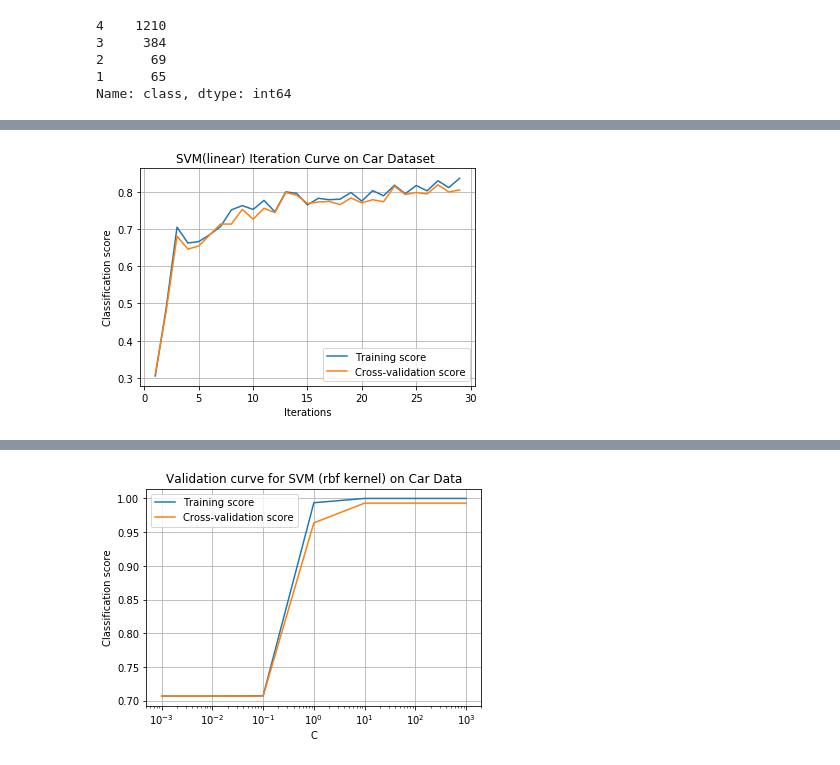
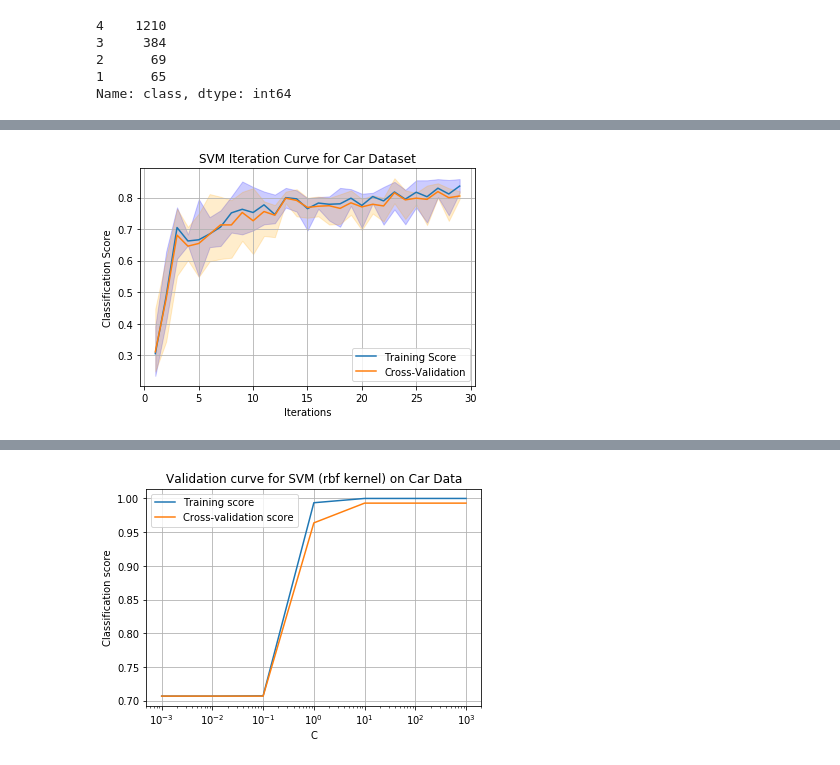
Before and after one commit to harshsikka/CS-7641-Spring2020, a Jupyter notebook: project_1/carSVM.ipynb, the cells around one changed output, grey strips where cells are left out. Cells and saved outputs as stored; diff of their text form; code cells hidden in the pictures.

```diff
--- a/project_1/carSVM.ipynb
+++ b/project_1/carSVM.ipynb
@@ -71,12 +66,3 @@ sc=StandardScaler()
 sc.fit(X_train)
 X_train_std=sc.transform(X_train)
 X_test_std=sc.transform(X_test)
-# %%
-from sklearn import svm
-from sklearn.svm import SVC
-svm_linear = svm.SVC(kernel='linear')
-svm_linear.fit(X_train_std,Y_train)
-svm_linear.score(X_train_std, Y_train)
-s_pred=svm_linear.predict(X_test_std)
-print('Misclassified samples using SVM are: %d' %(Y_test!=s_pred).sum())
-print('Classification Accuracy of SVM is %.2f ' %accuracy_score(Y_test,s_pred))
@@ -86,32 +69,73 @@ Classification Accuracy of SVM is 0.93
+# %%
+from sklearn import svm
+from sklearn.svm import SVC
+svm_l = svm.SVC(kernel='linear')
 # %%
 
-C_range = np.logspace(-3, 3, 7)
-train_scores, test_scores = validation_curve(svm_linear, X_train_std, Y_train, param_name="C", param_range=C_range, cv=5, n_jobs=-1)
+# C_range = np.logspace(-3, 3, 7)
+# train_scores, test_scores = validation_curve(svm_linear, X_train_std, Y_train, param_name="C", param_range=C_range, cv=5, n_jobs=-1)
+
+# plt.figure()
+# plt.semilogx(C_range, np.mean(train_scores, axis=1), label='Training score')
+# plt.semilogx(C_range, np.mean(test_scores, axis=1), label='Cross-validation score')
+# plt.title('Validation curve for SVM (linear kernel) on Car Data')
+# plt.xlabel('C')
+# plt.ylabel("Classification score")
+# plt.legend(loc="best")
+# plt.grid()
+# #plt.savefig(fig_path + 'dt_validation_curve_1.png')
+# plt.show()
+
 
 plt.figure()
-plt.semilogx(C_range, np.mean(train_scores, axis=1), label='Training score')
-plt.semilogx(C_range, np.mean(test_scores, axis=1), label='Cross-validation score')
-plt.title('Validation curve for SVM (linear kernel) on Car Data')
-plt.xlabel('C')
-plt.ylabel("Classification score")
-plt.legend(loc="best")
+train_scores, test_scores = validation_curve(svm_l, X_train_std, Y_train, param_name="C", param_range=np.logspace(-3, 3, 7), cv=5,
+                                            n_jobs=4)
+avg_train_score, avg_test_score = np.mean(train_scores, axis=1), np.mean(test_scores, axis=1)
+plt.figure()
+
+plt.semilogx(np.logspace(-3, 3, 7), avg_train_score, label='Training Score')
+plt.semilogx(np.logspace(-3, 3, 7), avg_test_score, label='Cross-Validation')
+
+plt.fill_between(np.logspace(-3, 3, 7), np.min(train_scores,axis=1), np.max(train_scores,axis=1),facecolor="blue", color='blue', alpha=0.2)
+plt.fill_between(np.logspace(-3, 3, 7), np.min(test_scores,axis=1), np.max(test_scores,axis=1),facecolor="orange", color='orange', alpha=0.2)
+plt.title('SVM Validation Curve for Car Dataset')
+plt.xlabel('C Parameter')
+plt.ylabel("Classification Score")
+plt.legend()
 plt.grid()
-#plt.savefig(fig_path + 'dt_validation_curve_1.png')
 plt.show()
 
-#iterations
-iter_range = np.arange(1,30, 1)
-train_scores, test_scores = validation_curve(svm_linear, X_train_std, Y_train, param_name="max_iter", param_range=iter_range,
-                                             cv=5, n_jobs=4)
+# #iterations
+# iter_range = np.arange(1,30, 1)
+# train_scores, test_scores = validation_curve(svm_l, X_train_std, Y_train, param_name="max_iter", param_range=iter_range,
+#                                              cv=5, n_jobs=4)
+
+# plt.figure()
+# plt.plot(iter_range, np.mean(train_scores, axis=1), label='Training score')
+# plt.plot(iter_range, np.mean(test_scores, axis=1), label='Cross-validation score')
+# plt.title('SVM(linear) Iteration Curve on Car Dataset ')
+# plt.xlabel('Iterations')
+# plt.ylabel("Classification score")
+# plt.legend(loc="best")
+# plt.grid()
+# #plt.savefig(fig_path + 'dt_validation_curve_2.png')
+# plt.show()
 
 plt.figure()
-plt.plot(iter_range, np.mean(train_scores, axis=1), label='Training score')
-plt.plot(iter_range, np.mean(test_scores, axis=1), label='Cross-validation score')
-plt.title('SVM(linear) Iteration Curve on Car Dataset ')
+train_scores, test_scores = validation_curve(svm_l, X_train_std, Y_train, param_name="max_iter", param_range=np.arange(1,30, 1), cv=5,
+                                            n_jobs=4)
+avg_train_score, avg_test_score = np.mean(train_scores, axis=1), np.mean(test_scores, axis=1)
+plt.figure()
+
+plt.plot(np.arange(1,30, 1), avg_train_score, label='Training Score')
+plt.plot(np.arange(1,30, 1), avg_test_score, label='Cross-Validation')
+
+plt.fill_between(np.arange(1,30, 1), np.min(train_scores,axis=1), np.max(train_scores,axis=1),facecolor="blue", color='blue', alpha=0.2)
+plt.fill_between(np.arange(1,30, 1), np.min(test_scores,axis=1), np.max(test_scores,axis=1),facecolor="orange", color='orange', alpha=0.2)
+plt.title('SVM Iteration Curve for Car Dataset')
 plt.xlabel('Iterations')
-plt.ylabel("Classification score")
-plt.legend(loc="best")
+plt.ylabel("Classification Score")
+plt.legend()
 plt.grid()
-#plt.savefig(fig_path + 'dt_validation_curve_2.png')
 plt.show()
 # %% [output]
@@ -119 +145 @@ plt.show()
-[figure, old version]
+[figure, new version]
```
Also changed, not shown: parts of 5 cells of this notebook, 7 other files.
